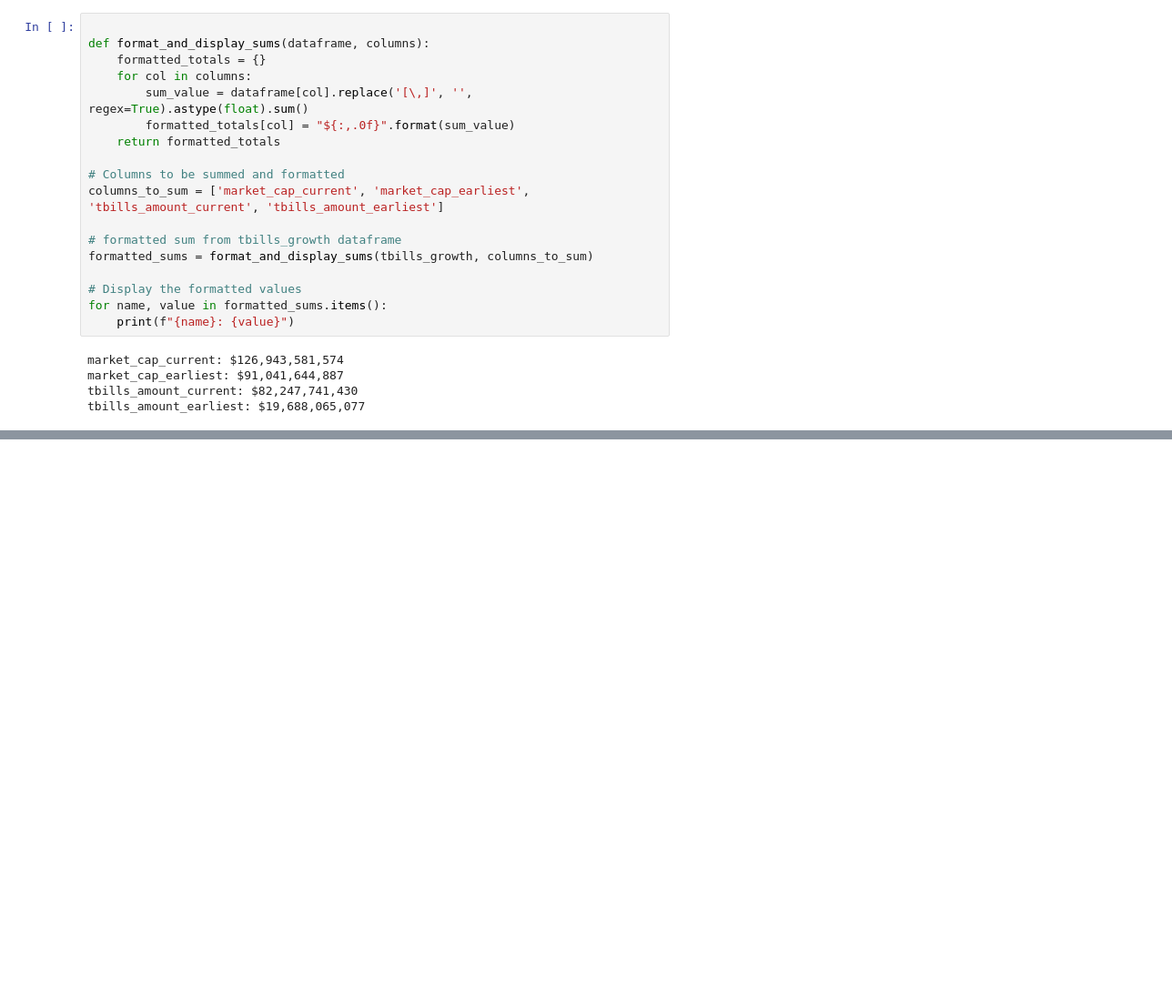
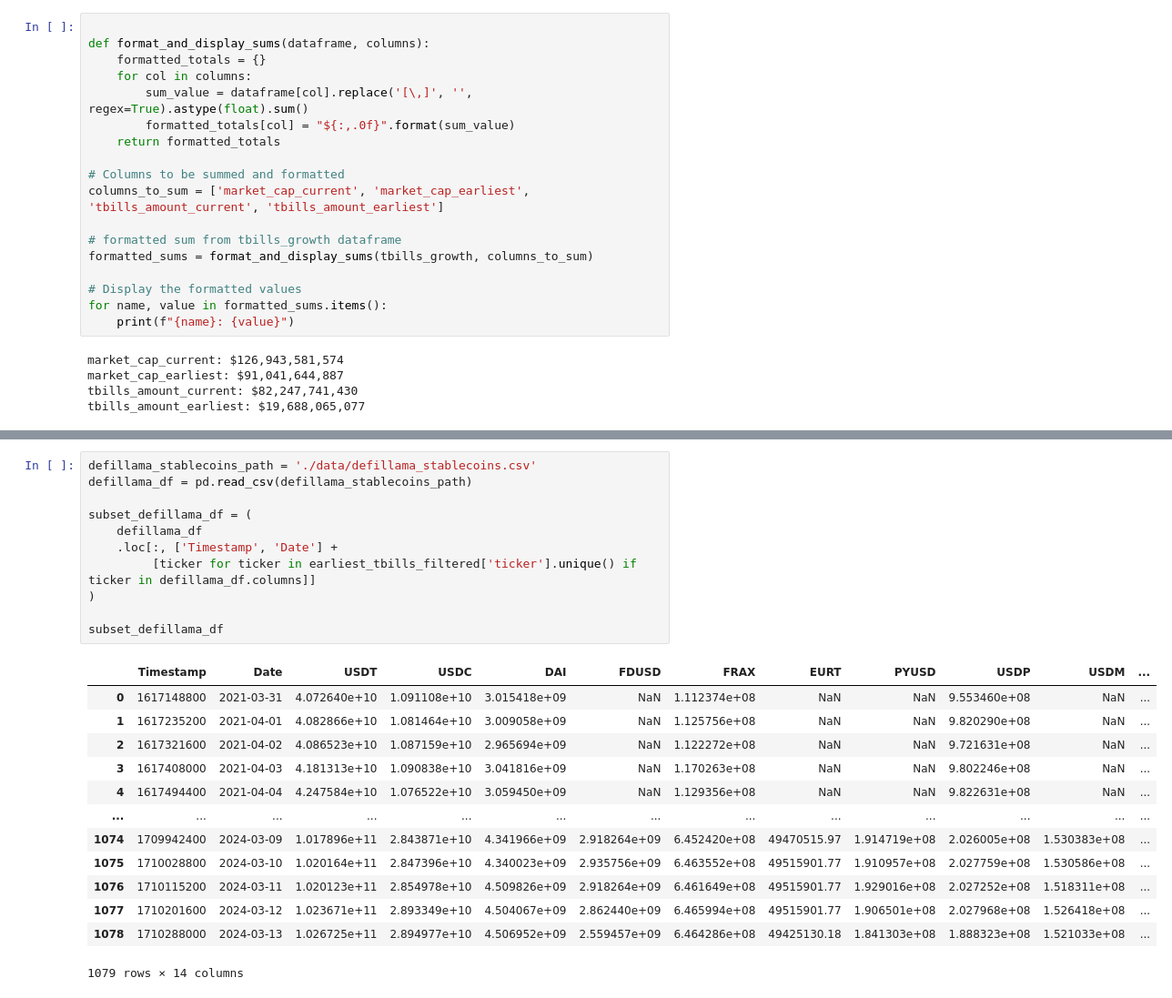
Before and after one commit to PaulApivat/python, a Jupyter notebook: defi/stablecoins/stablecoin.ipynb, the cells around one changed output, grey strips where cells are left out. Shown at 91% size. Saved outputs shown, nothing was run; the diff lists cells and outputs as text; blank space fills up the shorter version.

```diff
--- a/defi/stablecoins/stablecoin.ipynb
+++ b/defi/stablecoins/stablecoin.ipynb
@@ -255,0 +276,25 @@ tbills_amount_earliest: $19,688,065,077
+# %%
+defillama_stablecoins_path = './data/defillama_stablecoins.csv'
+defillama_df = pd.read_csv(defillama_stablecoins_path)
+
+subset_defillama_df = (
+    defillama_df
+    .loc[:, ['Timestamp', 'Date'] +
+         [ticker for ticker in earliest_tbills_filtered['ticker'].unique() if ticker in defillama_df.columns]]
+)
+
+subset_defillama_df
+# %% [output]
+|  | Timestamp | Date | USDT | USDC | DAI | FDUSD | FRAX | EURT | PYUSD | USDP | USDM | ... |
+| 0 | 1617148800 | 2021-03-31 | 4.072640e+10 | 1.091108e+10 | 3.015418e+09 | NaN | 1.112374e+08 | NaN | NaN | 9.553460e+08 | NaN | ... |
+| 1 | 1617235200 | 2021-04-01 | 4.082866e+10 | 1.081464e+10 | 3.009058e+09 | NaN | 1.125756e+08 | NaN | NaN | 9.820290e+08 | NaN | ... |
+| 2 | 1617321600 | 2021-04-02 | 4.086523e+10 | 1.087159e+10 | 2.965694e+09 | NaN | 1.122272e+08 | NaN | NaN | 9.721631e+08 | NaN | ... |
+| 3 | 1617408000 | 2021-04-03 | 4.181313e+10 | 1.090838e+10 | 3.041816e+09 | NaN | 1.170263e+08 | NaN | NaN | 9.802246e+08 | NaN | ... |
+| 4 | 1617494400 | 2021-04-04 | 4.247584e+10 | 1.076522e+10 | 3.059450e+09 | NaN | 1.129356e+08 | NaN | NaN | 9.822631e+08 | NaN | ... |
+| ... | ... | ... | ... | ... | ... | ... | ... | ... | ... | ... | ... | ... |
+| 1074 | 1709942400 | 2024-03-09 | 1.017896e+11 | 2.843871e+10 | 4.341966e+09 | 2.918264e+09 | 6.452420e+08 | 49470515.97 | 1.914719e+08 | 2.026005e+08 | 1.530383e+08 | ... |
+| 1075 | 1710028800 | 2024-03-10 | 1.020164e+11 | 2.847396e+10 | 4.340023e+09 | 2.935756e+09 | 6.463552e+08 | 49515901.77 | 1.910957e+08 | 2.027759e+08 | 1.530586e+08 | ... |
+| 1076 | 1710115200 | 2024-03-11 | 1.020123e+11 | 2.854978e+10 | 4.509826e+09 | 2.918264e+09 | 6.461649e+08 | 49515901.77 | 1.929016e+08 | 2.027252e+08 | 1.518311e+08 | ... |
+| 1077 | 1710201600 | 2024-03-12 | 1.023671e+11 | 2.893349e+10 | 4.504067e+09 | 2.862440e+09 | 6.465994e+08 | 49515901.77 | 1.906501e+08 | 2.027968e+08 | 1.526418e+08 | ... |
+| 1078 | 1710288000 | 2024-03-13 | 1.026725e+11 | 2.894977e+10 | 4.506952e+09 | 2.559457e+09 | 6.464286e+08 | 49425130.18 | 1.841303e+08 | 1.888323e+08 | 1.521033e+08 | ... |
+1079 rows × 14 columns
```
Also changed, not shown: parts of 14 cells of this notebook.
